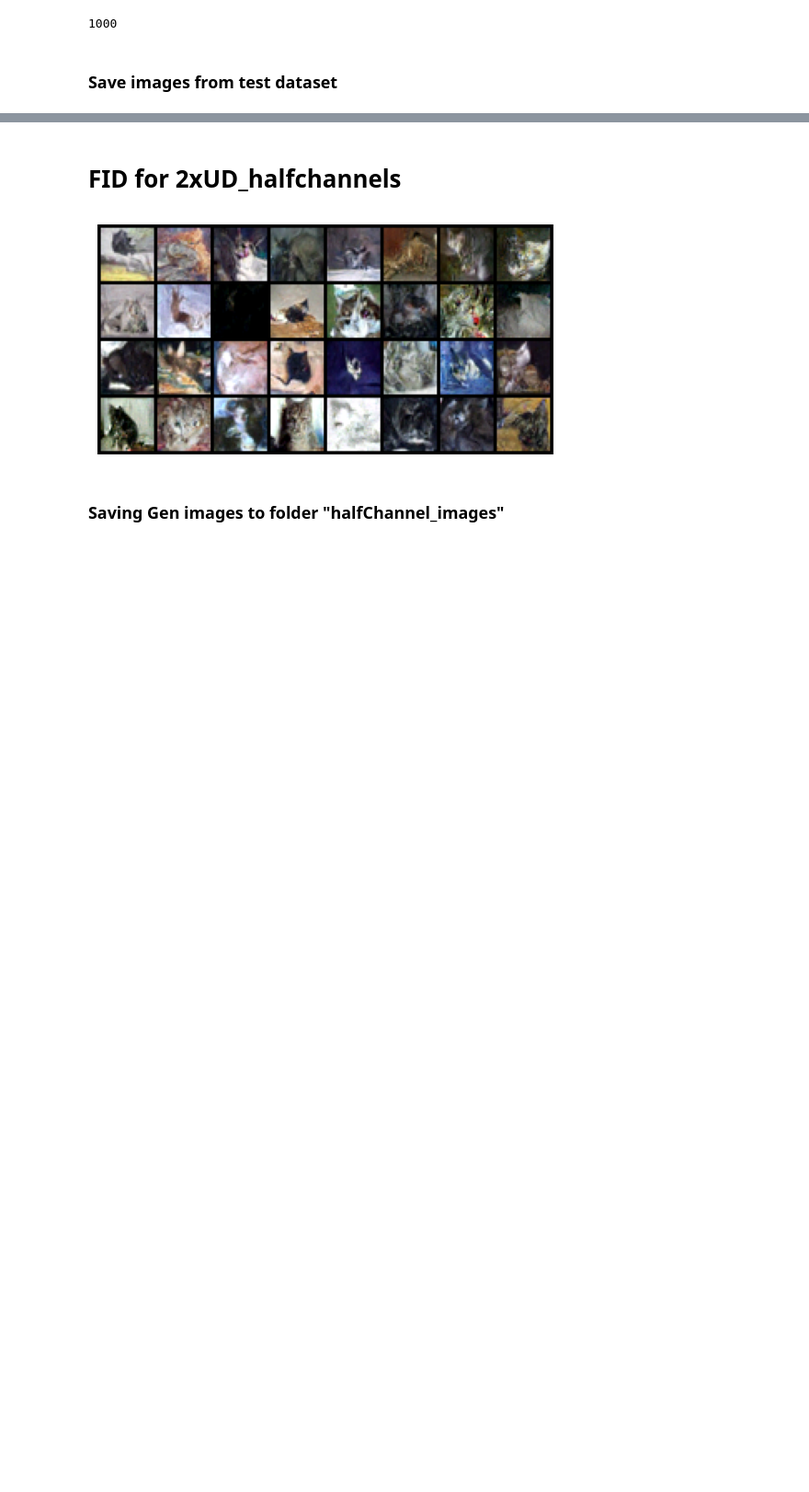
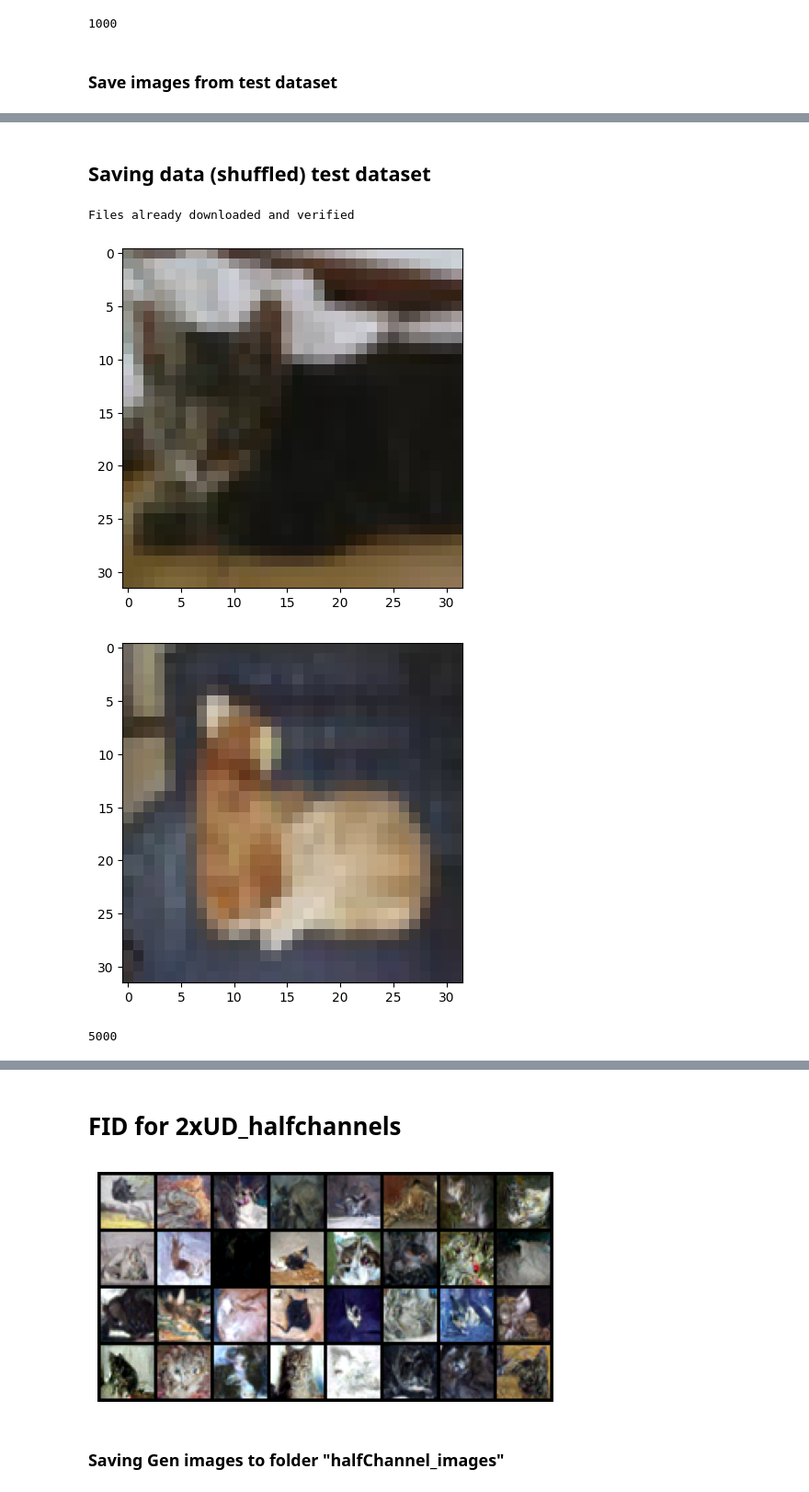
Before and after one commit to dkumar2701/image-deeplearning, a Jupyter notebook: FIDanalysis.ipynb, the cells around one changed output, grey strips where cells are left out. Shown at 92% size. Saved outputs shown, nothing was run; the diff lists cells and outputs as text; code cells hidden in the pictures; blank space fills up the shorter version.

```diff
--- a/FIDanalysis.ipynb
+++ b/FIDanalysis.ipynb
@@ -204,0 +215,27 @@ plt.show()
+# %% [markdown]
+## Saving data (shuffled) test dataset
+# %%
+batch_size = 1
+transform = transforms.Compose(
+    [transforms.ToTensor(),
+     transforms.Normalize((0.5, 0.5, 0.5), (0.5, 0.5, 0.5))])
+testset = torchvision.datasets.CIFAR10(root='./data', train=True, download=True, transform=transform)
+cat_idxs = np.where((np.array(testset.targets) == 3))[0]
+catset = torch.utils.data.Subset(testset, cat_idxs)
+catloader2 = torch.utils.data.DataLoader(catset, batch_size=batch_size, shuffle=False, num_workers=2)
+
+
+iterator2 = iter(catloader2)
+images, _ = next(iterator2)
+imshow(torchvision.utils.make_grid(images))
+images, _ = next(iterator2)
+imshow(torchvision.utils.make_grid(images))
+# %% [output]
+Files already downloaded and verified
+[figure, added]
+[figure, added]
+# %%
+l = len(catloader2)
+print(l)
+# %% [output]
+5000
```
Also changed, not shown: parts of 9 cells of this notebook.
